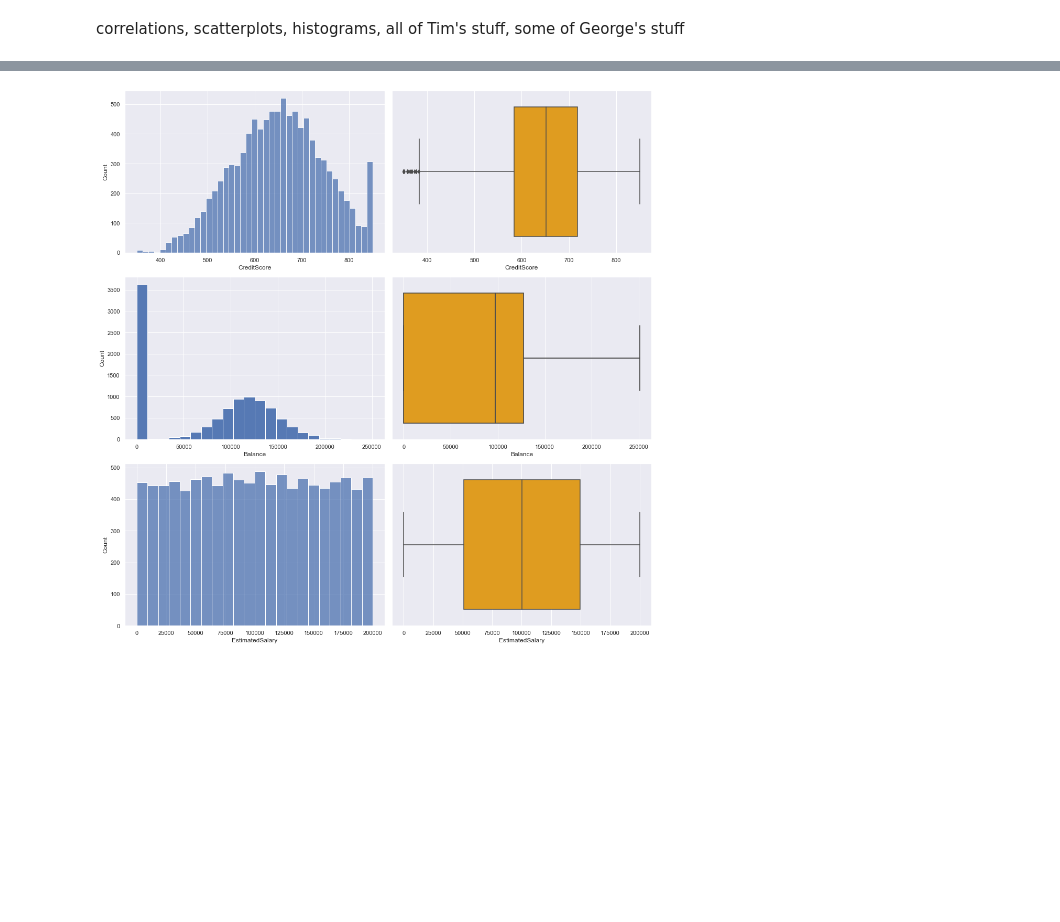
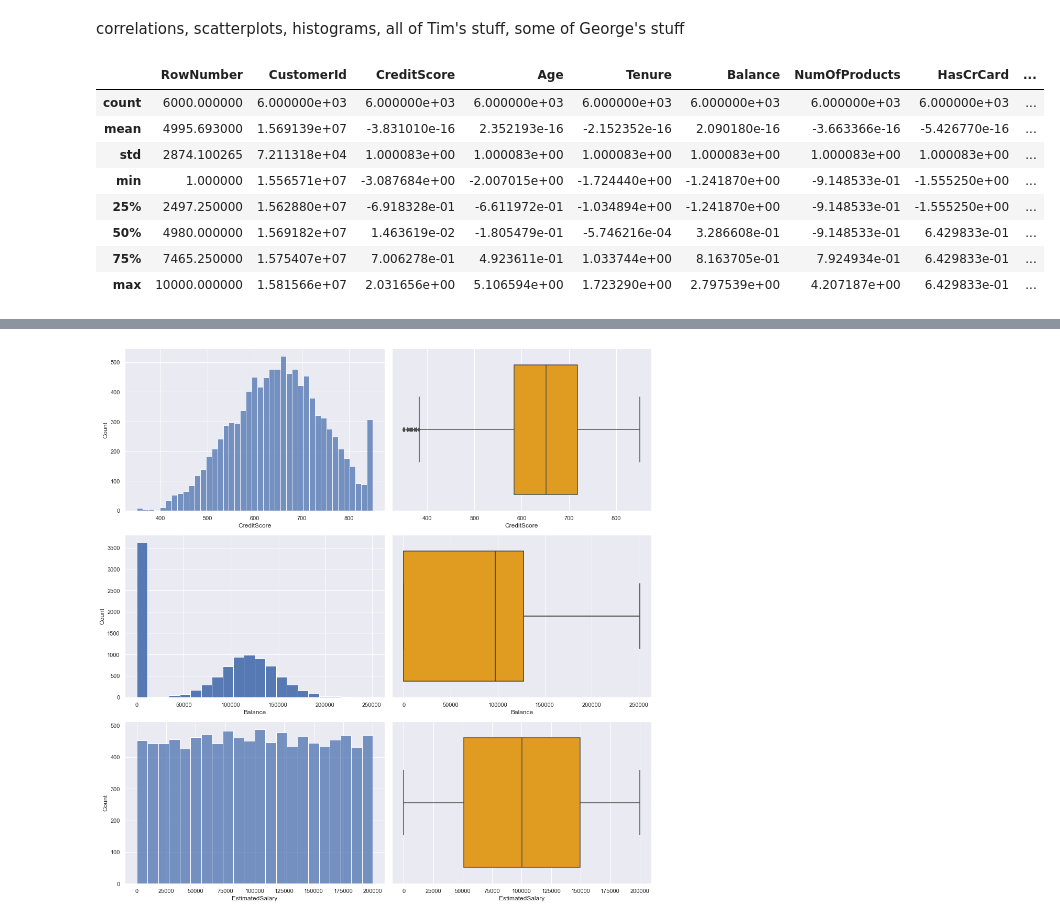
Before and after one commit to AML-final-course-project/SMM284, a Jupyter notebook: customer_churn.ipynb, the cells around one changed output, grey strips where cells are left out. Saved outputs shown, nothing was run; the diff lists cells and outputs as text; code cells hidden in the pictures; blank space fills up the shorter version.

```diff
--- a/customer_churn.ipynb
+++ b/customer_churn.ipynb
@@ -104,6 +104,19 @@ X_test[numeric_columns] = scaler.transform(X_test[numeric_columns])
 ### Exploration and Descpritive study of training set (inc. viz)
 # %% [markdown]
 correlations, scatterplots, histograms, all of Tim's stuff, some of George's stuff
+# %%
+# performe descriptive analysis
+X_train.describe()
+# %% [output]
+|  | RowNumber | CustomerId | CreditScore | Age | Tenure | Balance | NumOfProducts | HasCrCard | ... |
+| count | 6000.000000 | 6.000000e+03 | 6.000000e+03 | 6.000000e+03 | 6.000000e+03 | 6.000000e+03 | 6.000000e+03 | 6.000000e+03 | ... |
+| mean | 4995.693000 | 1.569139e+07 | -3.831010e-16 | 2.352193e-16 | -2.152352e-16 | 2.090180e-16 | -3.663366e-16 | -5.426770e-16 | ... |
+| std | 2874.100265 | 7.211318e+04 | 1.000083e+00 | 1.000083e+00 | 1.000083e+00 | 1.000083e+00 | 1.000083e+00 | 1.000083e+00 | ... |
+| min | 1.000000 | 1.556571e+07 | -3.087684e+00 | -2.007015e+00 | -1.724440e+00 | -1.241870e+00 | -9.148533e-01 | -1.555250e+00 | ... |
+| 25% | 2497.250000 | 1.562880e+07 | -6.918328e-01 | -6.611972e-01 | -1.034894e+00 | -1.241870e+00 | -9.148533e-01 | -1.555250e+00 | ... |
+| 50% | 4980.000000 | 1.569182e+07 | 1.463619e-02 | -1.805479e-01 | -5.746216e-04 | 3.286608e-01 | -9.148533e-01 | 6.429833e-01 | ... |
+| 75% | 7465.250000 | 1.575407e+07 | 7.006278e-01 | 4.923611e-01 | 1.033744e+00 | 8.163705e-01 | 7.924934e-01 | 6.429833e-01 | ... |
+| max | 10000.000000 | 1.581566e+07 | 2.031656e+00 | 5.106594e+00 | 1.723290e+00 | 2.797539e+00 | 4.207187e+00 | 6.429833e-01 | ... |
 # %%
 # the preprocessing definiation function (just foor viz)
 def preprocesssing(df):
```
Also changed, not shown: parts of 2 cells of this notebook.
